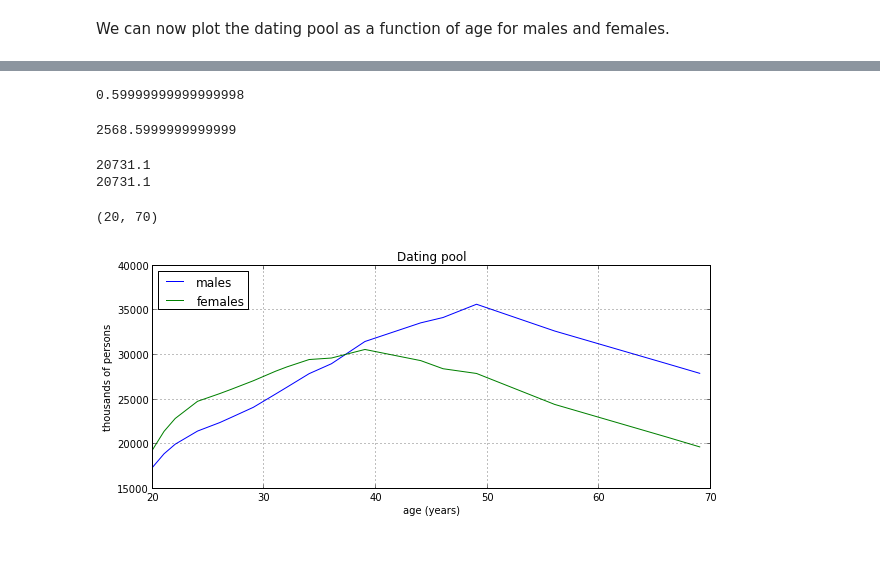
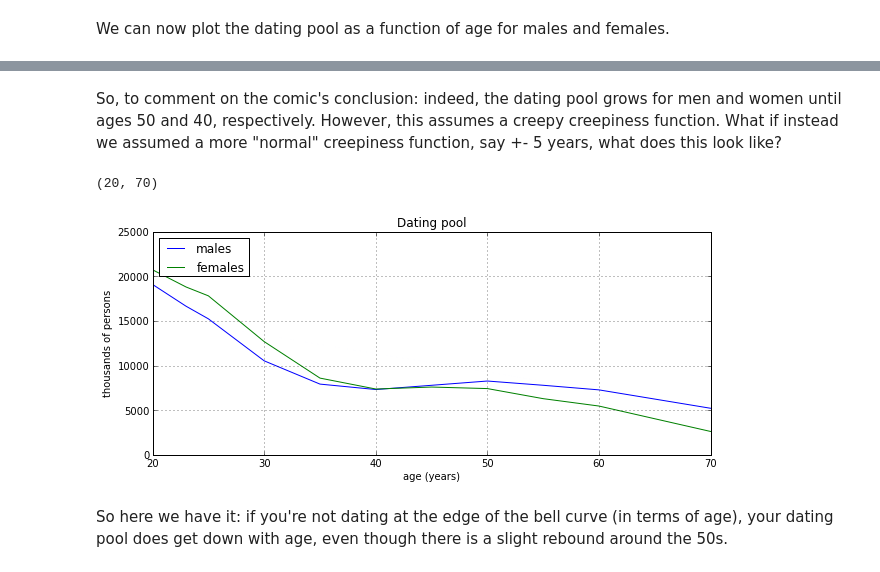
Before and after one commit to flothesof/posts, a Jupyter notebook: xkcd - Dating Pools.ipynb, the cells around one changed output, grey strips where cells are left out. Drawn from its saved outputs; the diff is of its cells as text; code cells hidden in the pictures.

```diff
--- a/xkcd - Dating Pools.ipynb
+++ b/xkcd - Dating Pools.ipynb
@@ -73,4 +136,4 @@ Now that we have this data, we can calculate the age pool as suggested by Randal
 # %%
-age = 26
-age_bounds = dating_bounds(age)
-age_bounds
+def dating_pool(age, dataset):
+    age_bounds = dating_bounds(age)
+    return singles_between_bounds(age_bounds, dataset)
@@ -114,9 +140,3 @@ According to the calculation, you can date approximately 23.1 million women wher
-# %%
-def dating_pool(age, dataset):
-    age_bounds = dating_bounds(age)
-    l_index = (ages_lower >= age_bounds[0]).nonzero()[0][0]
-    u_index = (ages_upper <= age_bounds[1]).nonzero()[0][-1] + 1
-    return sum(dataset[l_index:u_index])
 # %%
 dating_pool(26, data_females)
 # %% [output]
@@ -148,10 +164,0 @@ One observation at this point: the spikes in the plot are due to the fact that t
-# %%
-age_bounds = dating_bounds(23)
-l_index = (ages_lower >= age_bounds[0]).nonzero()[0][0]
-u_index = (ages_upper <= age_bounds[1]).nonzero()[0][-1] + 1
-print age_bounds
-print l_index, u_index
-print ages_lower[l_index], ages_upper[u_index - 1]
-print ages_lower[l_index:u_index]
-print ages_upper[l_index:u_index]
-print data_females[l_index:u_index]
@@ -183,43 +165,23 @@ data_females[u_index]
-# %%
-(age_bounds[1] - ages_upper[u_index - 1]) / (ages_upper[u_index] - ages_lower[u_index] + 1)
-# %% [output]
-0.59999999999999998
-# %%
-(age_bounds[1] - ages_upper[u_index - 1]) / (ages_upper[u_index] - ages_lower[u_index] + 1) * data_females[u_index]
-# %% [output]
-2568.5999999999999
-# %%
-def dating_pool(age, dataset):
-    age_bounds = dating_bounds(age)
-    l_index = (ages_lower >= age_bounds[0]).nonzero()[0][0]
-    u_index = (ages_upper <= age_bounds[1]).nonzero()[0][-1] + 1
-    #correcting for lower bound
-    delta_l = (ages_lower[l_index] - age_bounds[0]) / (ages_upper[l_index - 1] - ages_lower[l_index - 1] + 1) * dataset[l_index - 1]
-    #correction for upper bound
-    if u_index != len(dataset) - 1:
-        delta_u = (age_bounds[1] - ages_upper[u_index - 1]) / (ages_upper[u_index] - ages_lower[u_index] + 1) * dataset[u_index]
-    else:
-        delta_u = 0.
-    return sum(dataset[l_index:u_index]) + delta_l + delta_u
-# %%
-print dating_pool(23, data_females) # original value was 15230
-print 15230 + 2932.5 + 2568.6
-# %% [output]
-20731.1
-20731.1
+# %% [markdown]
+So, to comment on the comic's conclusion: indeed, the dating pool grows for men and women until ages 50 and 40, respectively. However, this assumes a creepy creepiness function. What if instead we assumed a more "normal" creepiness function, say +- 5 years, what does this look like?
 # %%
-figure(figsize=(10, 4))
-ages = arange(20, 70)
+def dating_pool(age, dataset):
+    age_bounds = (age - 5, age + 5)
+    return singles_between_bounds(age_bounds, dataset)
+
+ages = arange(20, 80)
 pool = [dating_pool(age, data_females) for age in ages]
 plot(ages, pool, label='males')
 pool = [dating_pool(age, data_males) for age in ages]
 plot(ages, pool, label='females')
 title("Dating pool")
 xlabel("age (years)")
 ylabel("thousands of persons")
 legend(loc=2)
 grid(True)
 xlim((20, 70))
 # %% [output]
 (20, 70)
-[figure, old version]
+[figure, new version]
+# %% [markdown]
+So here we have it: if you're not dating at the edge of the bell curve (in terms of age), your dating pool does get down with age, even though there is a slight rebound around the 50s.
```
Also changed, not shown: parts of 42 cells of this notebook.
